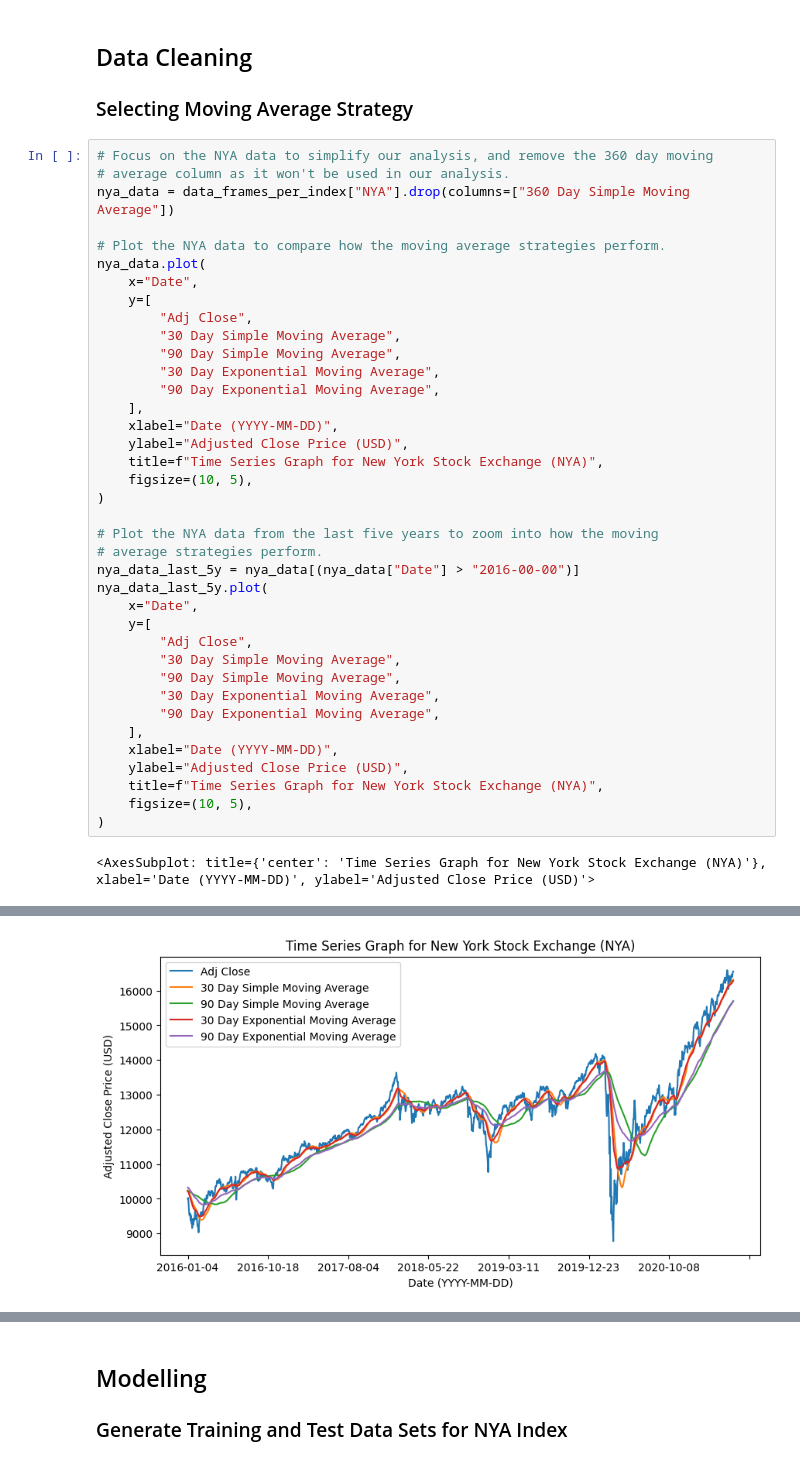
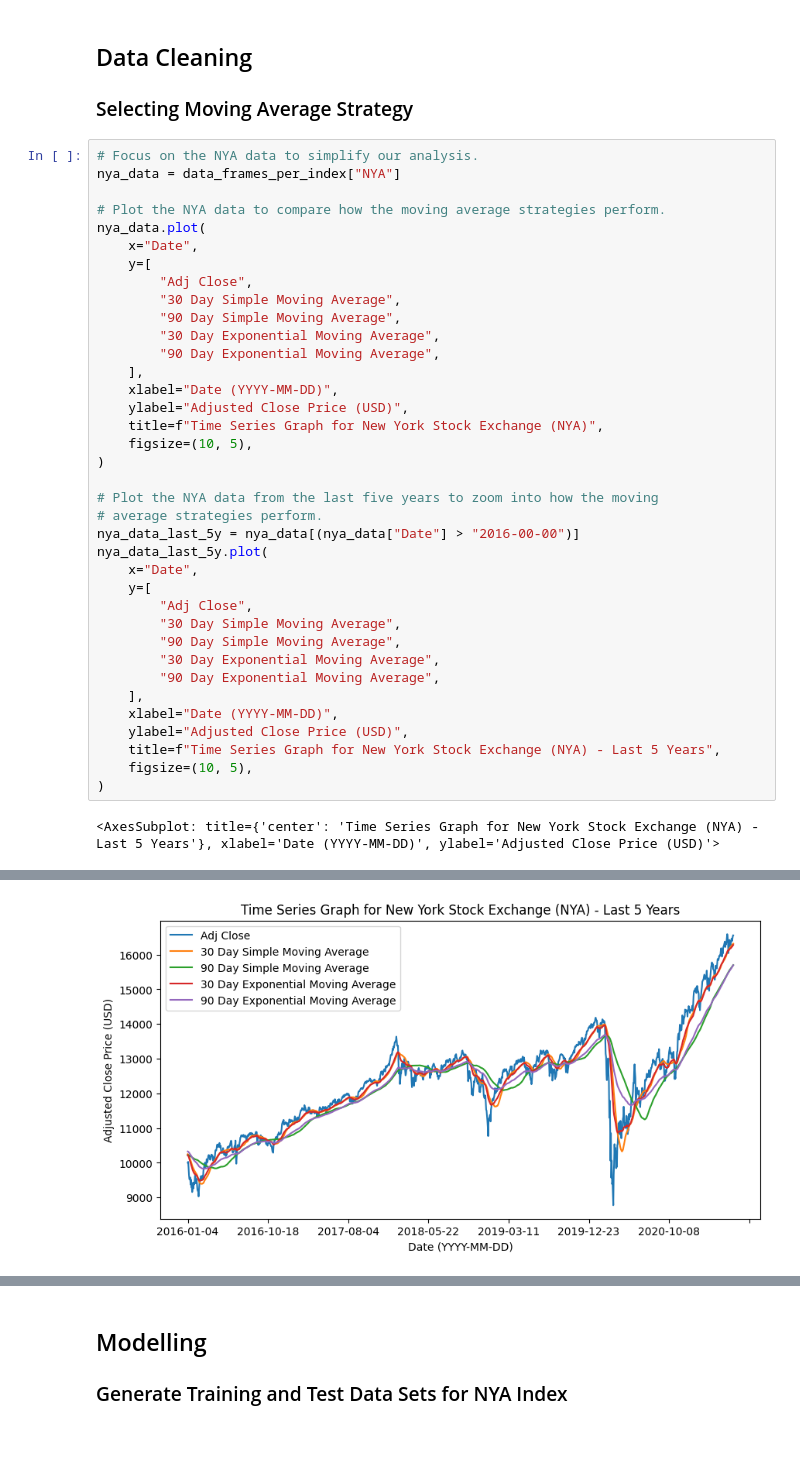
Before and after one commit to IsaacCheng9/stock-exchange-analysis, a Jupyter notebook: data_analysis.ipynb, the cells around one changed output, grey strips where cells are left out. Drawn from its saved outputs; the diff is of its cells as text.

```diff
--- a/data_analysis.ipynb
+++ b/data_analysis.ipynb
@@ -173,9 +173,8 @@ for index in data["Index"].unique():
 
 ### Selecting Moving Average Strategy
 # %%
-# Focus on the NYA data to simplify our analysis, and remove the 360 day moving
-# average column as it won't be used in our analysis.
-nya_data = data_frames_per_index["NYA"].drop(columns=["360 Day Simple Moving Average"])
+# Focus on the NYA data to simplify our analysis.
+nya_data = data_frames_per_index["NYA"]
 
 # Plot the NYA data to compare how the moving average strategies perform.
 nya_data.plot(
@@ -184,33 +183,33 @@ nya_data.plot(
         "Adj Close",
         "30 Day Simple Moving Average",
         "90 Day Simple Moving Average",
         "30 Day Exponential Moving Average",
         "90 Day Exponential Moving Average",
     ],
     xlabel="Date (YYYY-MM-DD)",
     ylabel="Adjusted Close Price (USD)",
     title=f"Time Series Graph for New York Stock Exchange (NYA)",
     figsize=(10, 5),
 )
 
 # Plot the NYA data from the last five years to zoom into how the moving
 # average strategies perform.
 nya_data_last_5y = nya_data[(nya_data["Date"] > "2016-00-00")]
 nya_data_last_5y.plot(
     x="Date",
     y=[
         "Adj Close",
         "30 Day Simple Moving Average",
         "90 Day Simple Moving Average",
         "30 Day Exponential Moving Average",
         "90 Day Exponential Moving Average",
     ],
     xlabel="Date (YYYY-MM-DD)",
     ylabel="Adjusted Close Price (USD)",
-    title=f"Time Series Graph for New York Stock Exchange (NYA)",
+    title=f"Time Series Graph for New York Stock Exchange (NYA) - Last 5 Years",
     figsize=(10, 5),
 )
 # %% [output]
-<AxesSubplot: title={'center': 'Time Series Graph for New York Stock Exchange (NYA)'}, xlabel='Date (YYYY-MM-DD)', ylabel='Adjusted Close Price (USD)'>
+<AxesSubplot: title={'center': 'Time Series Graph for New York Stock Exchange (NYA) - Last 5 Years'}, xlabel='Date (YYYY-MM-DD)', ylabel='Adjusted Close Price (USD)'>
 [figure]
-[figure, old version]
+[figure, new version]
```
Also changed, not shown: parts of 3 cells of this notebook.
